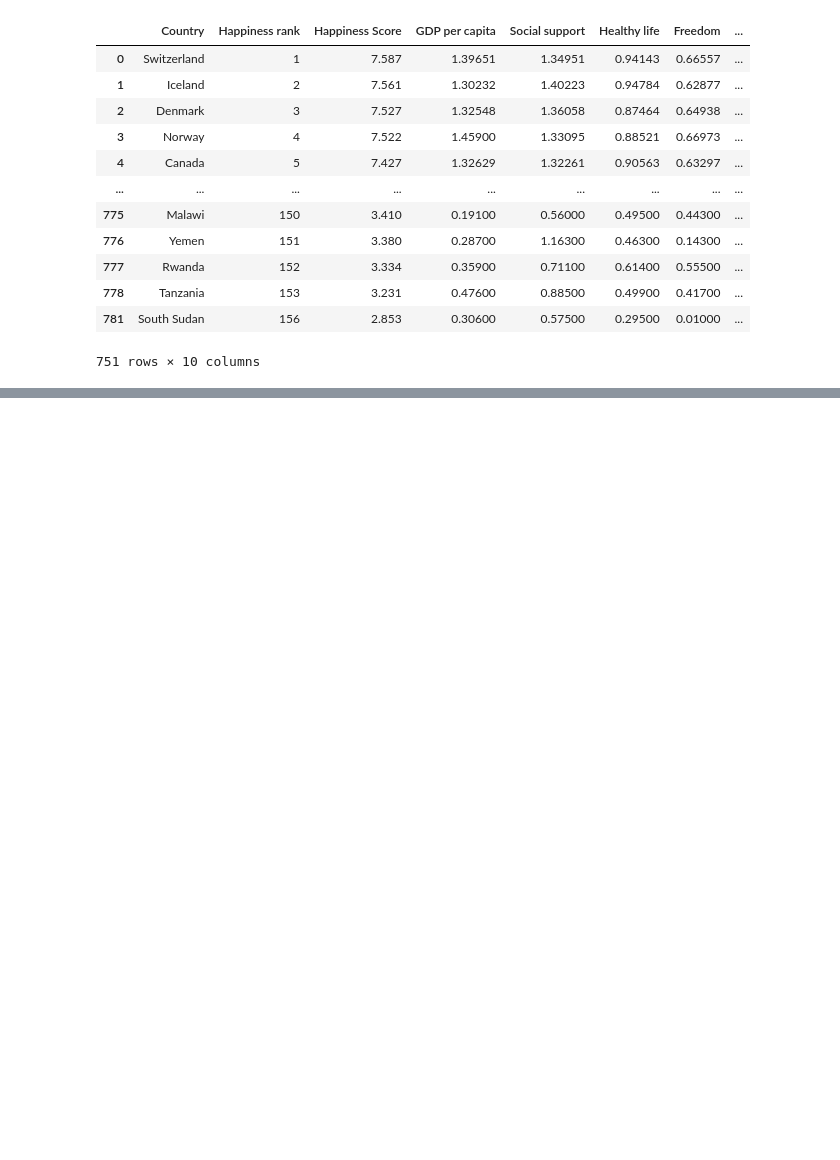
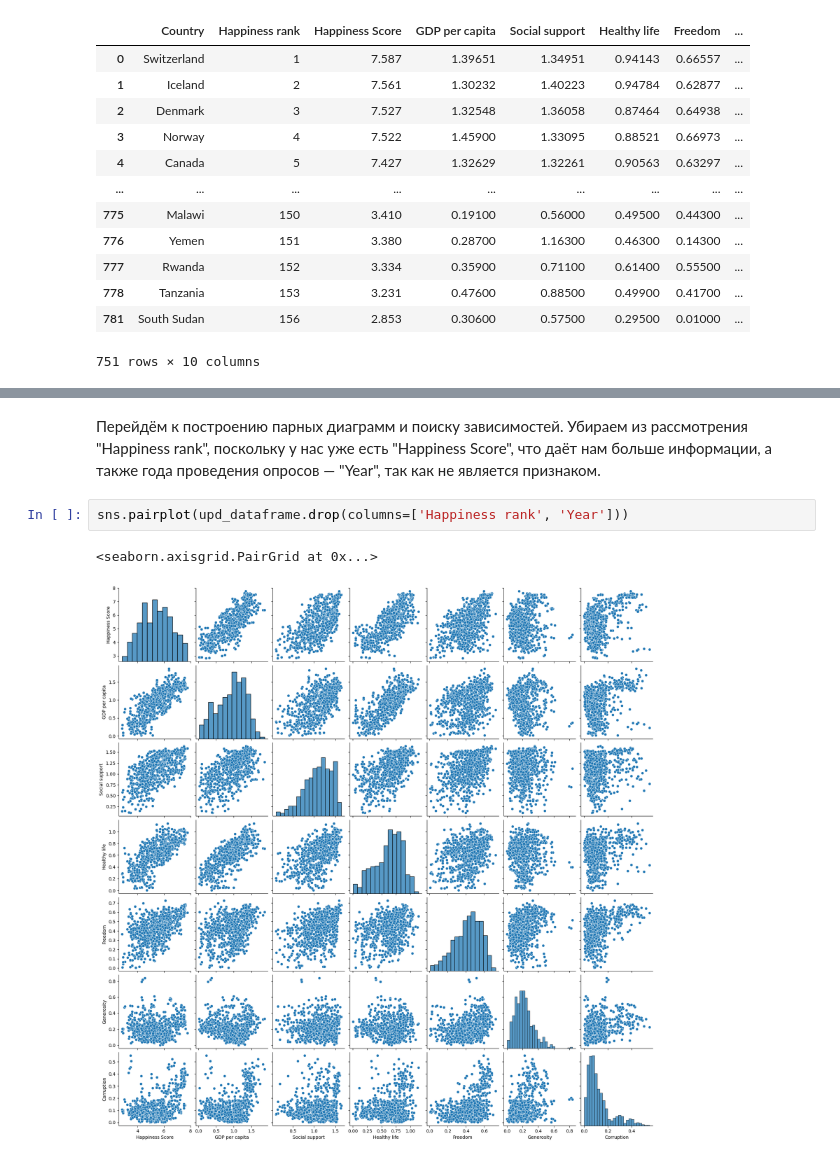
Before and after one commit to Sp-V1/Scientific-research-seminar-control-task, a Jupyter notebook: Research_on_the_Economics_of_Happiness.ipynb, the cells around one changed output, grey strips where cells are left out. Drawn from its saved outputs; the diff is of its cells as text; blank space fills up the shorter version.

```diff
--- a/Research_on_the_Economics_of_Happiness.ipynb
+++ b/Research_on_the_Economics_of_Happiness.ipynb
@@ -80,0 +97,7 @@ print(list(dataframe))
+# %% [markdown]
+Перейдём к построению парных диаграмм и поиску зависимостей. Убираем из рассмотрения "Happiness rank", поскольку у нас уже есть "Happiness Score", что даёт нам больше информации, а также года проведения опросов — "Year", так как не является признаком.
+# %%
+sns.pairplot(upd_dataframe.drop(columns=['Happiness rank', 'Year']))
+# %% [output]
+<seaborn.axisgrid.PairGrid at 0x...>
+[figure, added]
```
Also changed, not shown: parts of 5 cells of this notebook.
